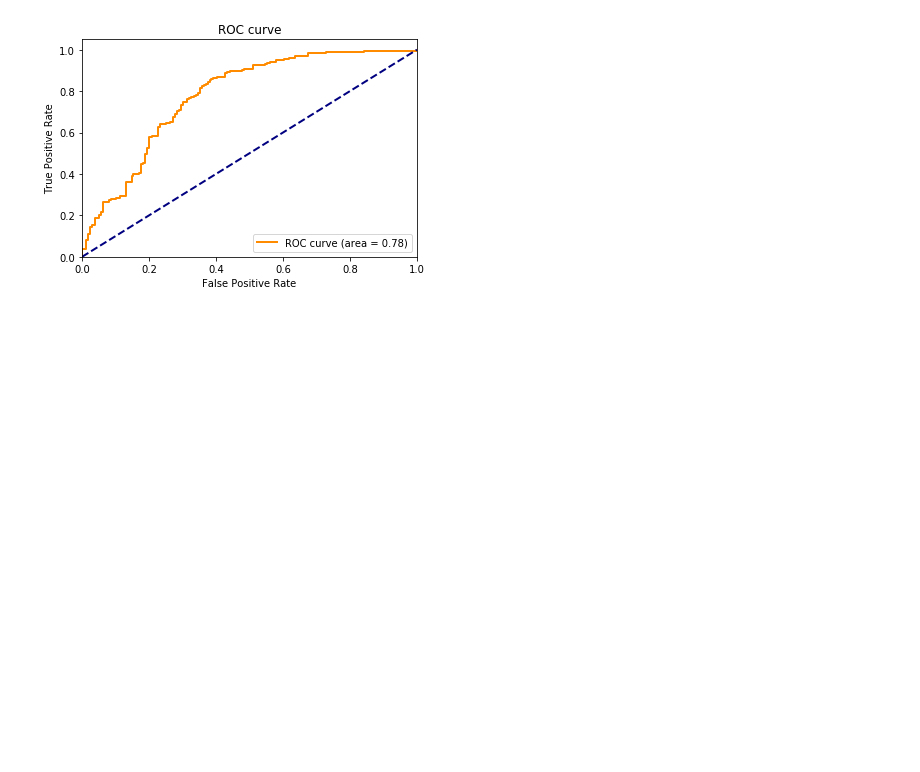
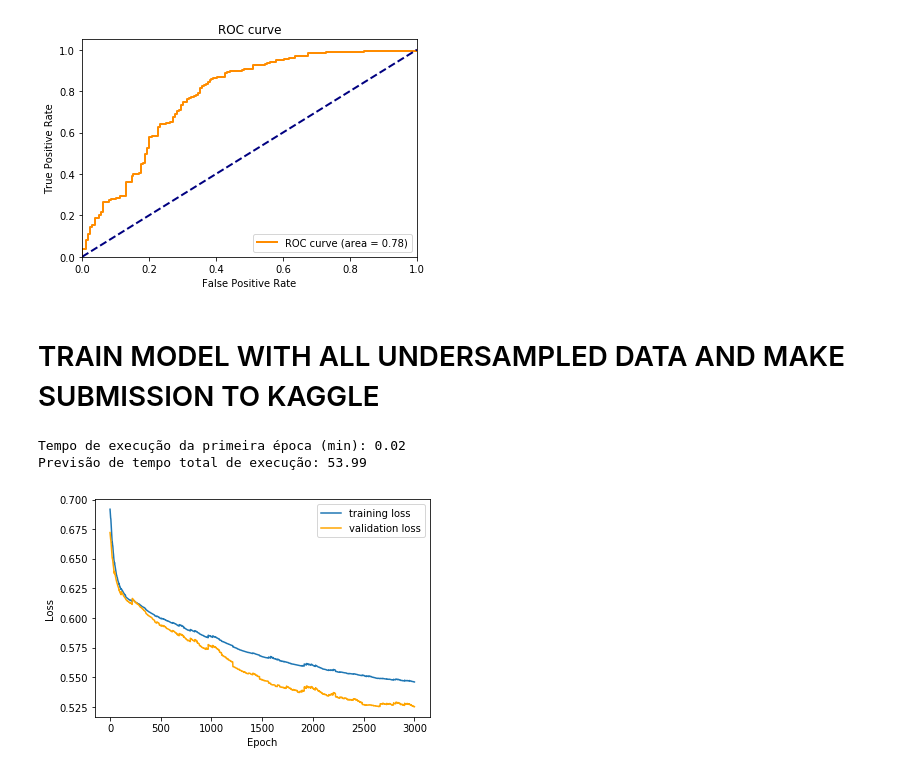
Before and after one commit to cabrau/SIIM-ISIC-melanoma-classification, a Jupyter notebook: SIIM-ISIC Melanoma Classification - MLP and KNN from scratch with numpy.ipynb, the cells around one changed output. Drawn from its saved outputs; the diff is of its cells as text; code cells hidden in the pictures; blank space fills up the shorter version.

Commit message:
envio de submissão para a competição do kaggle

```diff
--- a/SIIM-ISIC Melanoma Classification - MLP and KNN from scratch with numpy.ipynb
+++ b/SIIM-ISIC Melanoma Classification - MLP and KNN from scratch with numpy.ipynb
@@ -259,8 +261,14 @@ class Shallow_MLP():
         loss = []
         val_loss = []
         epoch_i = 0
+        first_run = True
 
         while epoch_i < epochs:
+
+            if first_run:
+                t0 = time.time()
+
+
             #shuffle
             indices = np.random.permutation(X.shape[0])
             X = X[indices]
@@ -283,6 +291,16 @@ class Shallow_MLP():
                 self.minibatch_backpropagation(X_train_mini, y_train_mini, alpha, lambda_l2)
 
                 epoch_i += 1
+
+                if first_run:
+                    t1 = time.time()
+                    t = t1-t0
+                    t = t/60
+                    total = t*epochs
+                    print('Tempo de execução da primeira época (min): %0.2f' % t)
+                    print('Previsão de tempo total de execução: %0.2f' % total)
+                    first_run = False
+
                 if epoch_i > epochs:
                     break
 
@@ -607,3 +625,14 @@ plt.show()
 # %% [output]
 0.7776298701298702
 [figure]
+# %% [markdown]
+# TRAIN MODEL WITH ALL UNDERSAMPLED DATA AND MAKE SUBMISSION TO KAGGLE
+# %%
+X_train, X_val, y_train, y_val = train_test_split(
+    X_sub, y_sub, test_size=0.1, random_state=0, stratify = y_sub)
+# %%
+#normalização
+mu = np.mean(X_train, 0)
+sigma = np.std(X_train, 0)
+X_train = (X_train - mu ) / sigma
+X_val = (X_val - mu ) / sigma
@@ -609,0 +645,17 @@ plt.show()
+# %%
+# validação mlp para parada prematura
+mlp = Shallow_MLP(X_train.shape[1],1000)
+loss, val_loss = mlp.fit(X_train, y_train, alpha = 0.001, lambda_l2 = 0.001,
+                         epochs = 3000, validation = True, minibatch_size = 50,
+                         X_val = X_val, y_val = y_val)
+
+plt.plot(loss, label = 'training loss')
+plt.plot(val_loss, color='orange', label = 'validation loss')
+plt.xlabel('Epoch')
+plt.ylabel('Loss')
+plt.legend(loc="upper right")
+plt.show()
+# %% [output]
+Tempo de execução da primeira época (min): 0.02
+Previsão de tempo total de execução: 53.99
+[figure, added]
```
Also changed, not shown: parts of 14 cells of this notebook.
